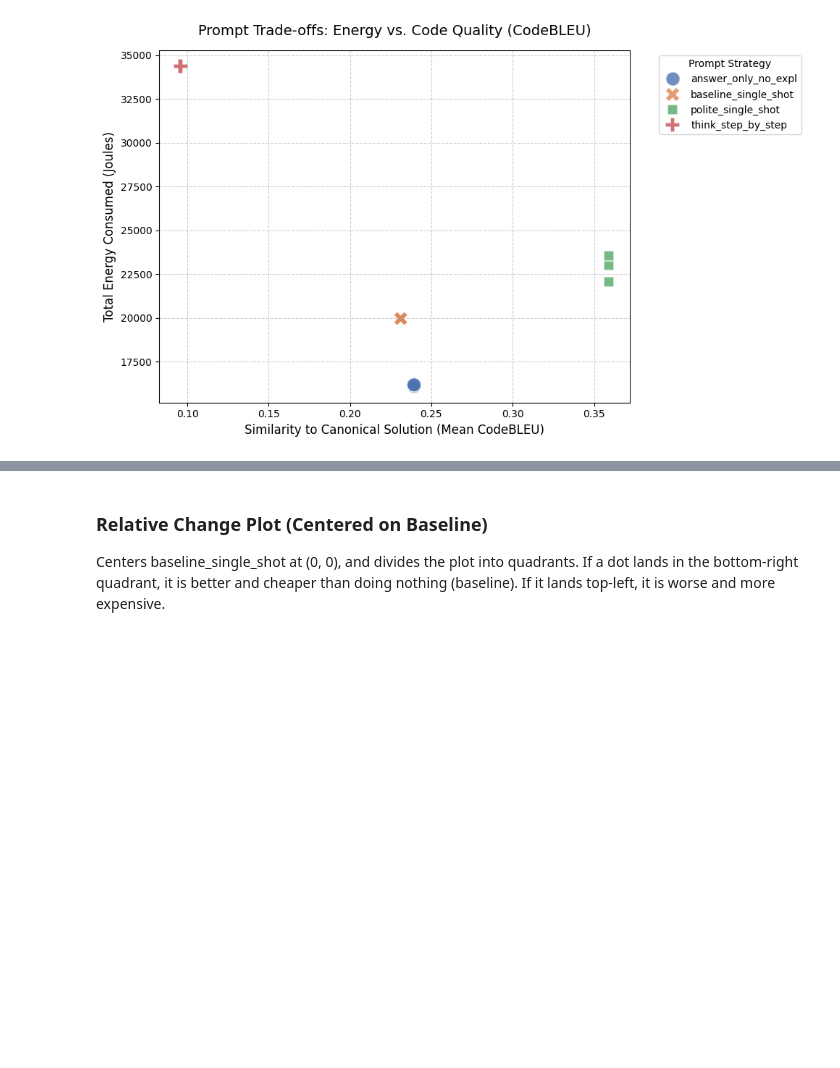
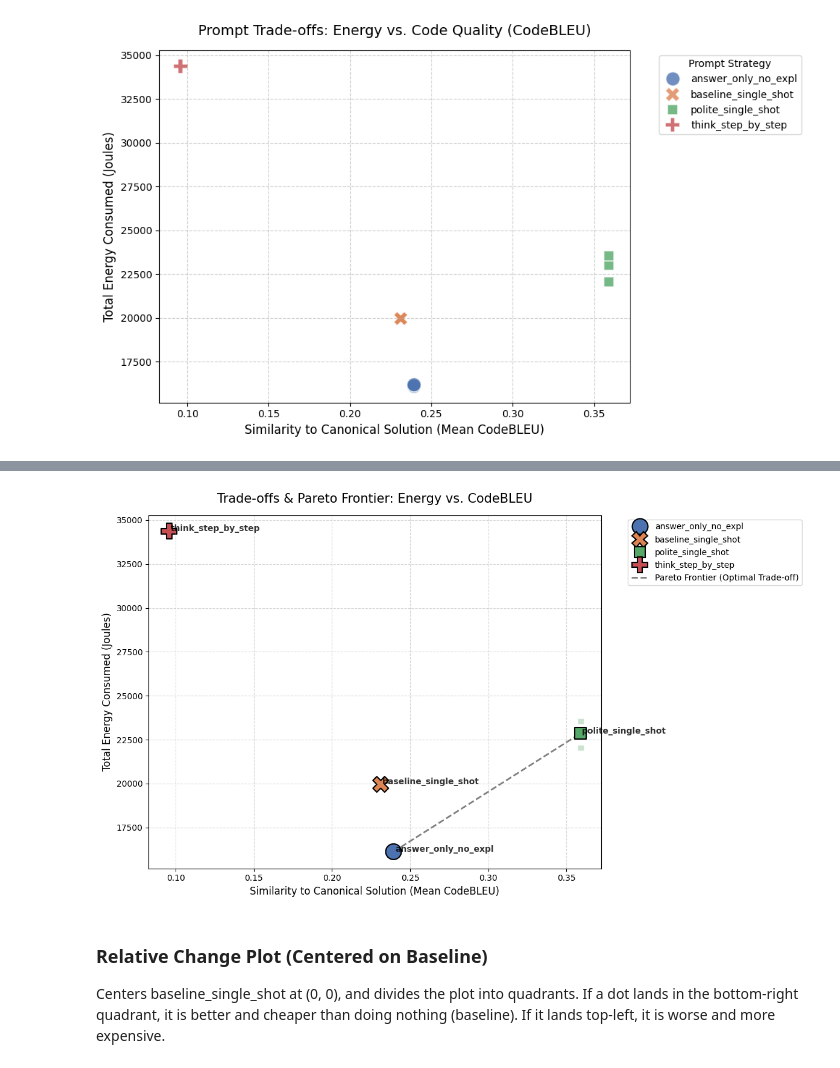
Before and after one commit to RebelOfDeath/PromptEnergy, a Jupyter notebook: analysis/tradeoff_scatter_plot.ipynb, the cells around one changed output, grey strips where cells are left out. Saved outputs shown, nothing was run; the diff lists cells and outputs as text; code cells hidden in the pictures; blank space fills up the shorter version.

```diff
--- a/analysis/tradeoff_scatter_plot.ipynb
+++ b/analysis/tradeoff_scatter_plot.ipynb
@@ -219,3 +188,86 @@ plt.show()
+# %%
+
+# PLOT 2: CENTROIDS & PARETO (CODEBLEU)
+
+# Calculate the Centroids for CodeBLEU
+centroids_cb = df.groupby('Condition').agg({
+    'Quality (CodeBLEU)': 'mean',
+    'Energy (Joules)': 'mean'
+}).reset_index()
+
+plt.figure(figsize=(12, 7))
+
+# Plot the raw individual runs
+sns.scatterplot(
+    data=df,
+    x="Quality (CodeBLEU)",
+    y="Energy (Joules)",
+    hue="Condition",
+    style="Condition",
+    s=100,
+    alpha=0.3,
+    palette="deep",
+    legend=False
+)
+
+# Plot the centroids
+sns.scatterplot(
+    data=centroids_cb,
+    x="Quality (CodeBLEU)",
+    y="Energy (Joules)",
+    hue="Condition",
+    style="Condition",
+    s=350,
+    edgecolor='black',
+    linewidth=1.5,
+    palette="deep"
+)
+
+for i, row in centroids_cb.iterrows():
+    plt.text(
+        row['Quality (CodeBLEU)'] + 0.001, # Smaller offset for CodeBLEU scale
+        row['Energy (Joules)'],
+        row['Condition'],
+        fontsize=10,
+        weight='bold',
+        alpha=0.8
+    )
+
+# Calculate and plot the Pareto Frontier
+pareto_sorted_cb = centroids_cb.sort_values('Quality (CodeBLEU)', ascending=False)
+frontier_cb = []
+min_energy_cb = float('inf')
+
+for _, row in pareto_sorted_cb.iterrows():
+    if row['Energy (Joules)'] < min_energy_cb:
+        frontier_cb.append(row)
+        min_energy_cb = row['Energy (Joules)']
+
+frontier_df_cb = pd.DataFrame(frontier_cb).sort_values('Quality (CodeBLEU)')
+
+plt.plot(
+    frontier_df_cb['Quality (CodeBLEU)'],
+    frontier_df_cb['Energy (Joules)'],
+    color='grey',
+    linestyle='--',
+    linewidth=2,
+    zorder=0,
+    label='Pareto Frontier (Optimal Trade-off)'
+)
+
+plt.title("Trade-offs & Pareto Frontier: Energy vs. CodeBLEU", fontsize=15, pad=15)
+plt.xlabel("Similarity to Canonical Solution (Mean CodeBLEU)", fontsize=12)
+plt.ylabel("Total Energy Consumed (Joules)", fontsize=12)
+
+handles, labels = plt.gca().get_legend_handles_labels()
+by_label = dict(zip(labels, handles))
+plt.legend(by_label.values(), by_label.keys(), bbox_to_anchor=(1.05, 1), loc='upper left')
+
+plt.grid(True, linestyle='--', alpha=0.5)
+plt.tight_layout()
+plt.show()
+# %% [output]
+[figure, added]
 # %% [markdown]
 ### Relative Change Plot (Centered on Baseline)
 Centers baseline_single_shot at (0, 0), and divides the plot into quadrants. If a dot lands in the bottom-right quadrant, it is better and cheaper than doing nothing (baseline). If it lands top-left, it is worse and more expensive.
```
Also changed, not shown: parts of 6 cells of this notebook.
